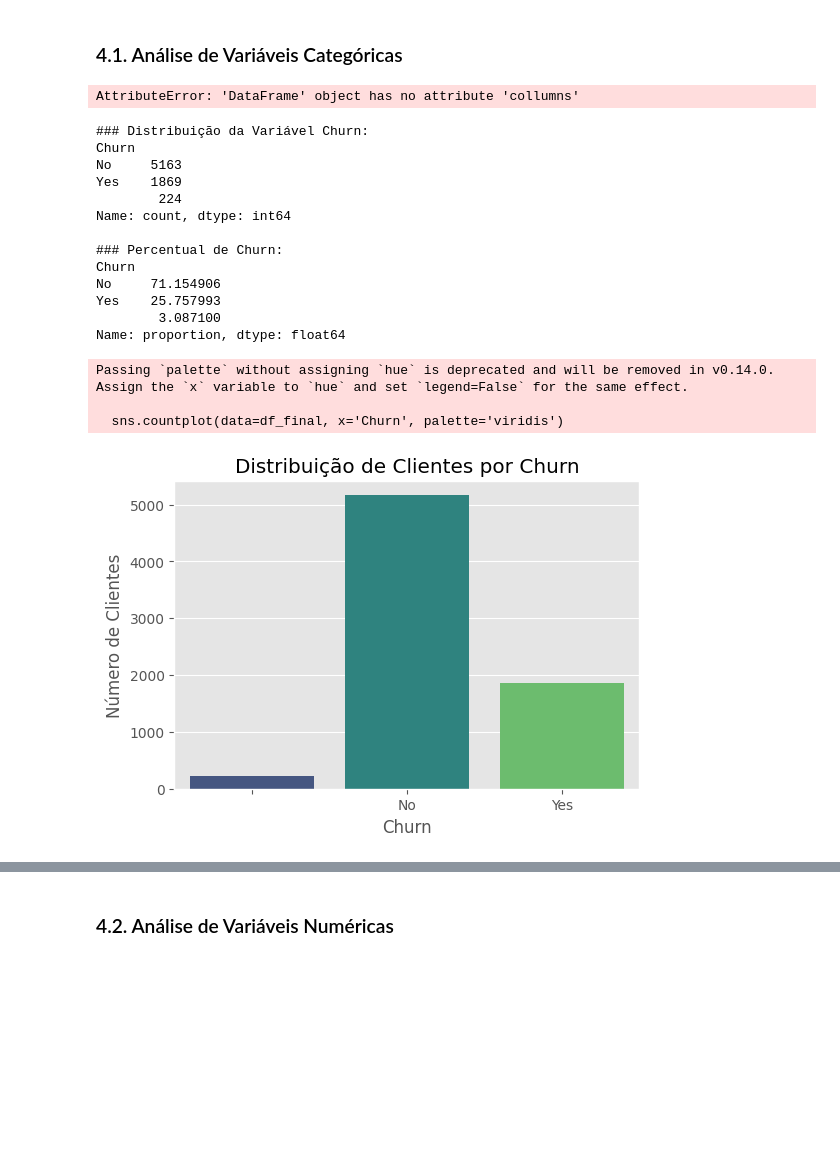
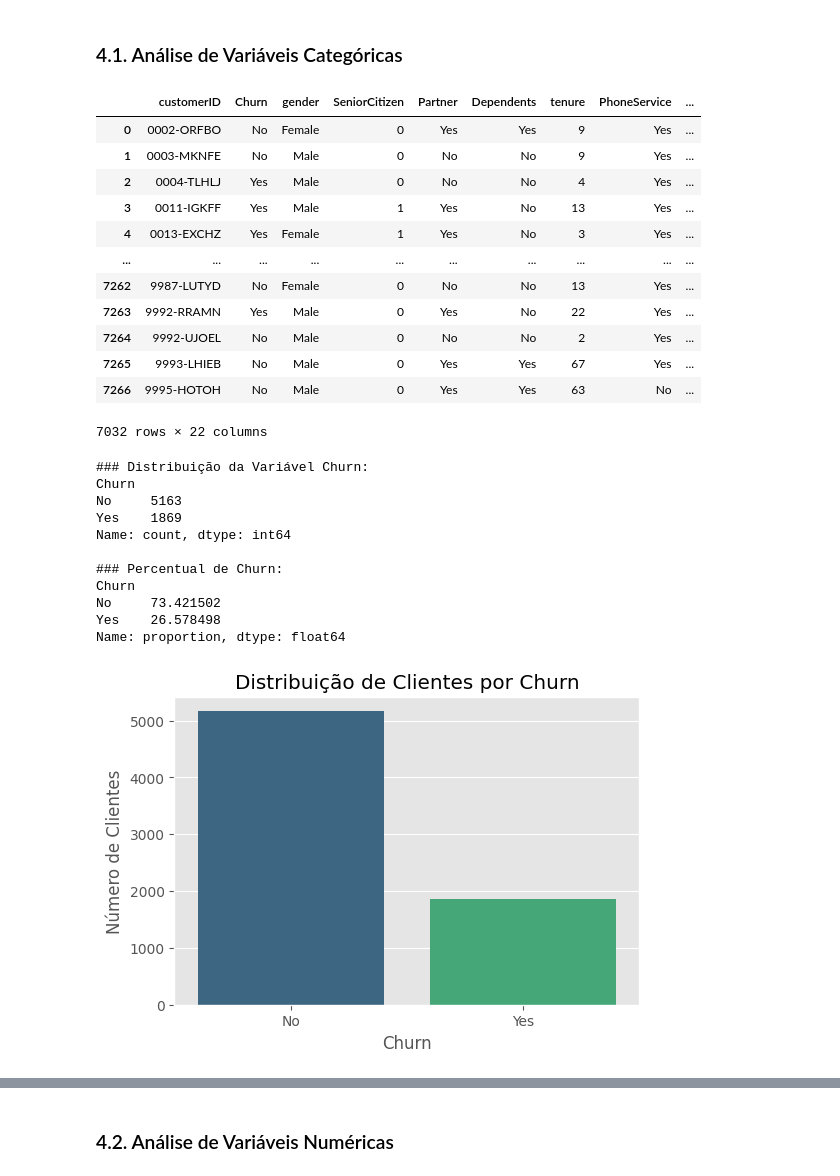
Before and after one commit to moises-rb/Analise_Dados, a Jupyter notebook: Telecom_X/challenge_telecomx.ipynb, the cells around one changed output, grey strips where cells are left out. Saved outputs shown, nothing was run; the diff lists cells and outputs as text; code cells hidden in the pictures; blank space fills up the shorter version.

Commit message:
Finalizado a primeira etapa da EDA analise exploratória dos dados

```diff
--- a/Telecom_X/challenge_telecomx.ipynb
+++ b/Telecom_X/challenge_telecomx.ipynb
@@ -356,3 +356,18 @@ Name: count, dtype: int64
 dtypes: category(17), float64(2), int64(2), object(1)
 memory usage: 462.9+ KB
 None
+# %%
+# Criando a nova feature 'DailyCharges'
+df_final['DailyCharges'] = df_final['MonthlyCharges'] / 30
+
+print("\n---")
+print("### Nova Coluna 'DailyCharges' Criada:")
+print(df_final[['MonthlyCharges', 'DailyCharges']].head().to_markdown())
+
+print("\n---")
+print("### Estatísticas Descritivas de 'DailyCharges':")
+print(df_final['DailyCharges'].describe())
+
+# Verifique o df.info() para confirmar a nova coluna e seu tipo
+print("\n### Informações do DataFrame com a nova coluna 'DailyCharges':")
+print(df_final.info())
@@ -360,0 +465,22 @@ None
+# %%
+# Passo 2: Remover as linhas identificadas
+df_final.dropna(subset=['Churn'], inplace=True)
+
+print("\n---")
+print("### Verificação Pós-Remoção de NaN em 'Churn':")
+
+# Verifique novamente a contagem de NaNs (deve ser 0)
+print("Contagem de NaNs em 'Churn' após remoção:")
+print(df_final['Churn'].isnull().sum())
+
+# Verifique o novo número de linhas no DataFrame
+print("\nNovo número de linhas no DataFrame:")
+print(df_final.shape)
+
+# Confirme os valores únicos em 'Churn' (deve ser apenas 'No', 'Yes')
+print("\nValores únicos na coluna 'Churn' após limpeza:")
+print(df_final['Churn'].unique())
+
+# Verifique as informações do DataFrame para confirmar os tipos e contagens não nulas
+print("\n### Informações Finais do DataFrame após limpeza de 'Churn':")
+print(df_final.info())
@@ -364,9 +508,21 @@ None
 # %% [markdown]
 ### 4.1. Análise de Variáveis Categóricas
 # %%
-df_final.collumns
+df_final
 # %% [output]
+|  | customerID | Churn | gender | SeniorCitizen | Partner | Dependents | tenure | PhoneService | ... |
+| 0 | 0002-ORFBO | No | Female | 0 | Yes | Yes | 9 | Yes | ... |
+| 1 | 0003-MKNFE | No | Male | 0 | No | No | 9 | Yes | ... |
+| 2 | 0004-TLHLJ | Yes | Male | 0 | No | No | 4 | Yes | ... |
+| 3 | 0011-IGKFF | Yes | Male | 1 | Yes | No | 13 | Yes | ... |
+| 4 | 0013-EXCHZ | Yes | Female | 1 | Yes | No | 3 | Yes | ... |
+| ... | ... | ... | ... | ... | ... | ... | ... | ... | ... |
+| 7262 | 9987-LUTYD | No | Female | 0 | No | No | 13 | Yes | ... |
+| 7263 | 9992-RRAMN | Yes | Male | 0 | Yes | No | 22 | Yes | ... |
+| 7264 | 9992-UJOEL | No | Male | 0 | No | No | 2 | Yes | ... |
+| 7265 | 9993-LHIEB | No | Male | 0 | Yes | Yes | 67 | Yes | ... |
+| 7266 | 9995-HOTOH | No | Male | 0 | Yes | Yes | 63 | No | ... |
-AttributeError: 'DataFrame' object has no attribute 'collumns'
+7032 rows × 22 columns
 # %%
 import matplotlib.pyplot as plt
 import seaborn as sns
@@ -376,30 +532,25 @@ plt.style.use('ggplot')
 # %%
 print("### Distribuição da Variável Churn:")
 print(df_final['Churn'].value_counts())
 print("\n### Percentual de Churn:")
 print(df_final['Churn'].value_counts(normalize=True) * 100)
 
 plt.figure(figsize=(6, 4))
-sns.countplot(data=df_final, x='Churn', palette='viridis')
+sns.countplot(data=df_final, x='Churn', palette='viridis', hue='Churn')
 plt.title('Distribuição de Clientes por Churn')
 plt.xlabel('Churn')
 plt.ylabel('Número de Clientes')
 plt.show()
 # %% [output]
 ### Distribuição da Variável Churn:
 Churn
 No     5163
 Yes    1869
-        224
 Name: count, dtype: int64
 
 ### Percentual de Churn:
 Churn
-No     71.154906
-Yes    25.757993
-        3.087100
+No     73.421502
+Yes    26.578498
 Name: proportion, dtype: float64
-Passing `palette` without assigning `hue` is deprecated and will be removed in v0.14.0. Assign the `x` variable to `hue` and set `legend=False` for the same effect.
-
-  sns.countplot(data=df_final, x='Churn', palette='viridis')
-[figure, old version]
+[figure, new version]
```
Also changed, not shown: parts of 10 cells of this notebook.
